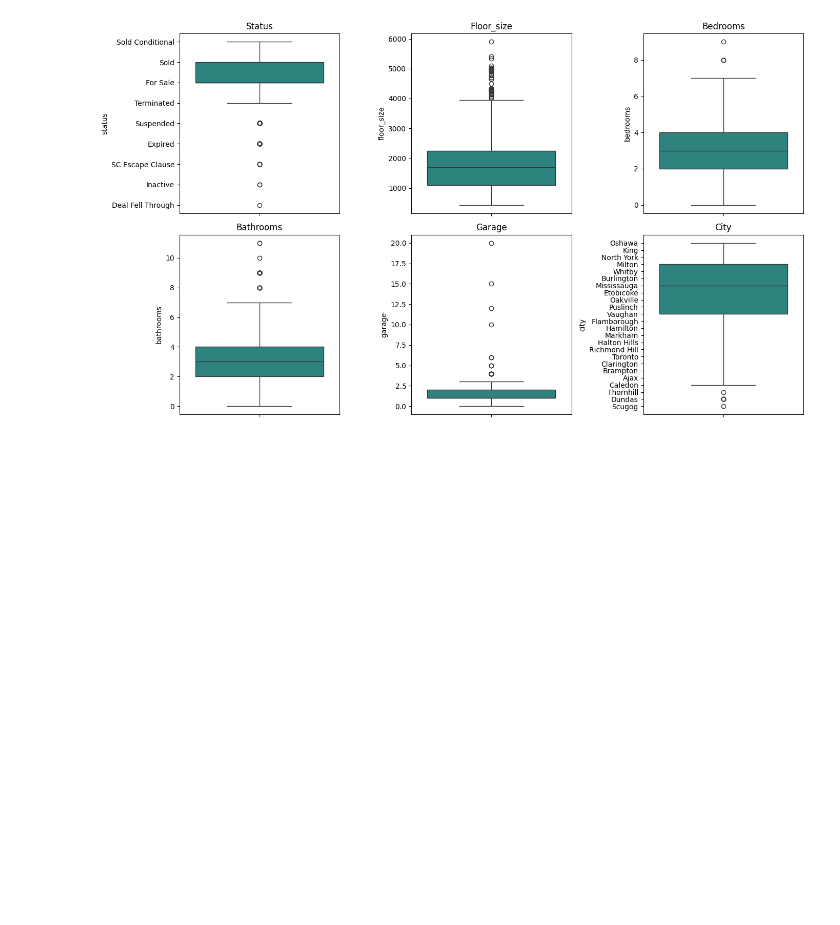
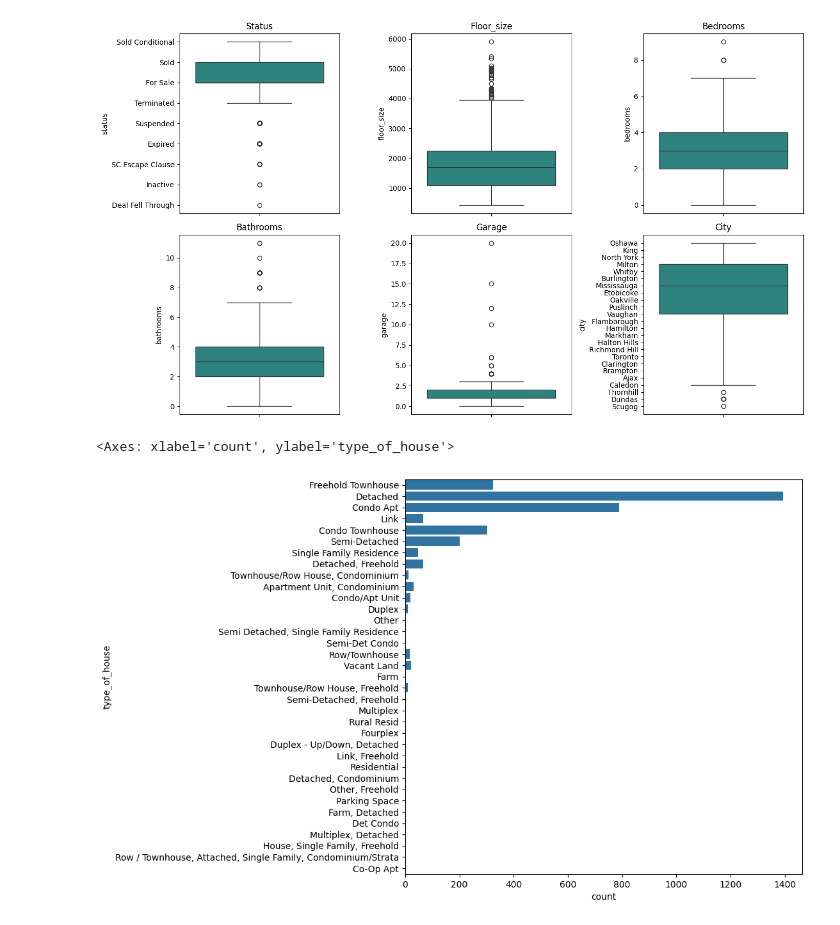
Before and after one commit to MaisieDeGraaf/Housing-Project_Final, a Jupyter notebook: linreg_housing.ipynb, the cells around one changed output. Drawn from its saved outputs; the diff is of its cells as text; code cells hidden in the pictures; blank space fills up the shorter version.

```diff
--- a/linreg_housing.ipynb
+++ b/linreg_housing.ipynb
@@ -232,3 +233,9 @@ Passing `palette` without assigning `hue` is deprecated and will be removed in v
 
   sns.boxplot(houses_df[columns[counter]], ax=axs[i, j], palette="viridis")
 [figure]
+# %%
+plt.figure(figsize=(8,8))
+sns.countplot(y='type_of_house', data=houses_df)
+# %% [output]
+<Axes: xlabel='count', ylabel='type_of_house'>
+[figure, added]
```
Also changed, not shown: parts of 1 cell of this notebook.
